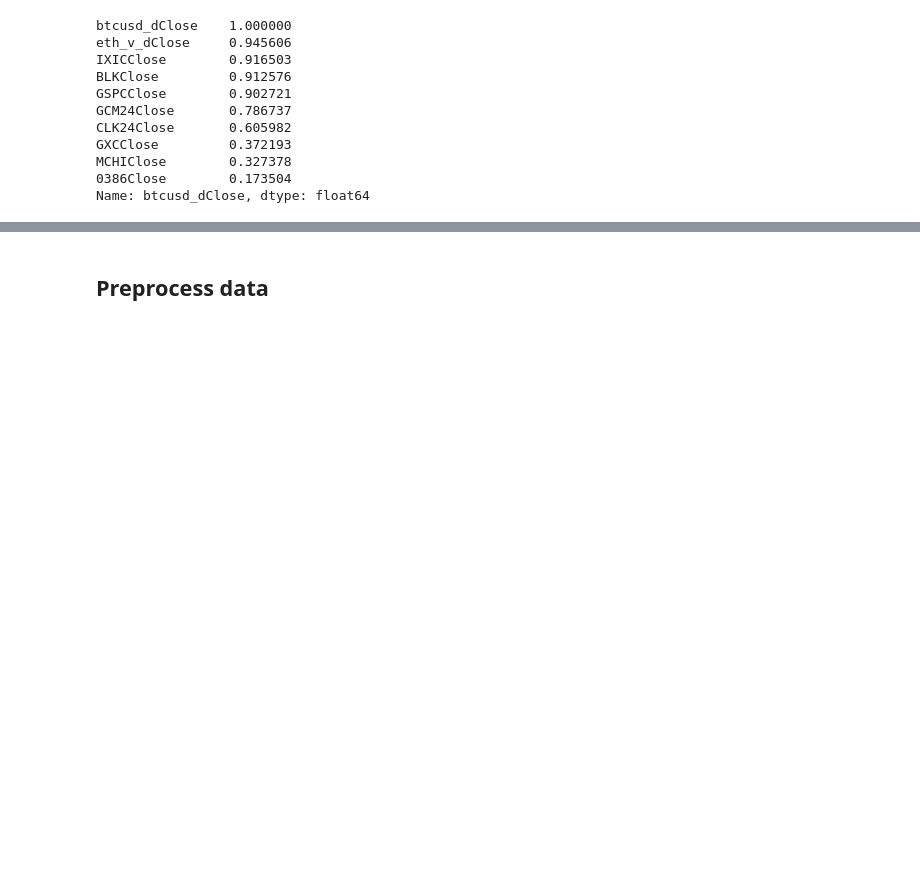
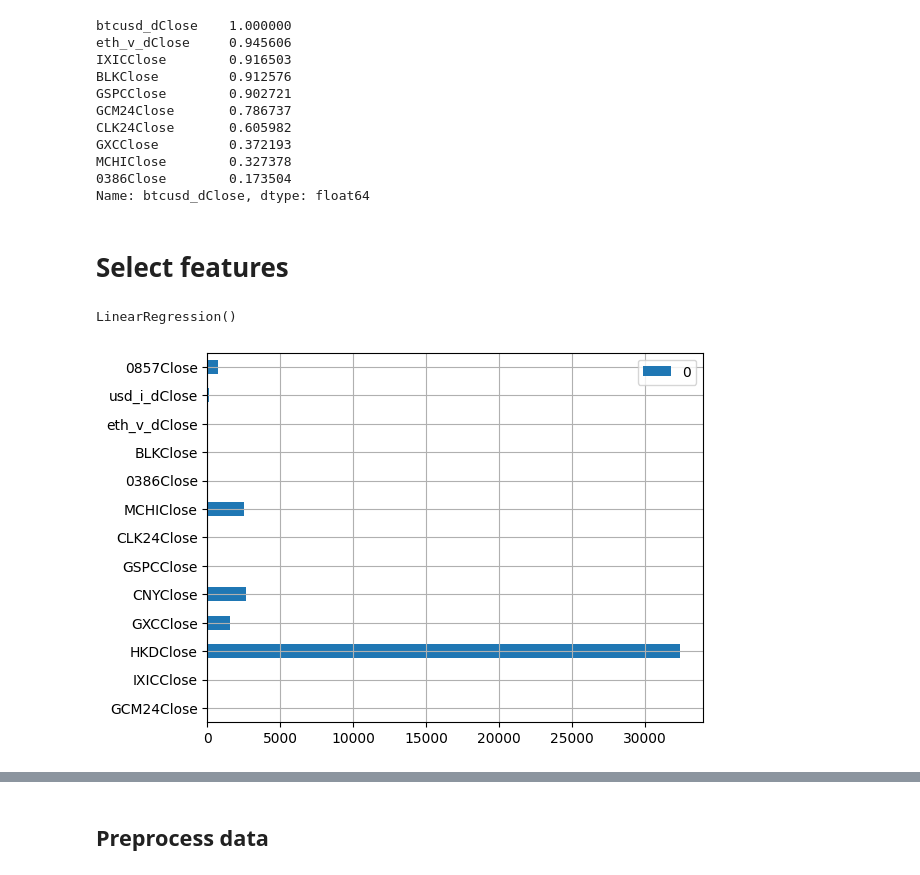
Before and after one commit to Maciej-GBS/SIML-UE, a Jupyter notebook: Projekt.ipynb, the cells around one changed output, grey strips where cells are left out. Cells and saved outputs as stored; diff of their text form; code cells hidden in the pictures; blank space fills up the shorter version.

```diff
--- a/Projekt.ipynb
+++ b/Projekt.ipynb
@@ -44,3 +70,5 @@ GXCClose         0.372193
 MCHIClose        0.327378
 0386Close        0.173504
 Name: btcusd_dClose, dtype: float64
+# %% [markdown]
+# Select features
@@ -46,0 +77,11 @@ Name: btcusd_dClose, dtype: float64
+# %%
+regressor = LinearRegression()
+regressor.fit(df.drop(columns=['btcusd_dClose']).values, df['btcusd_dClose'].values)
+# %% [output]
+LinearRegression()
+# %%
+feature_relevance = pd.DataFrame({k:[v] for k,v in zip(df.drop(columns=['btcusd_dClose']).columns, regressor.coef_)}).T.abs()
+feature_relevance.plot(kind='barh')
+plt.grid()
+# %% [output]
+[figure, added]
```
Also changed, not shown: parts of 26 cells of this notebook, 2 other files.
